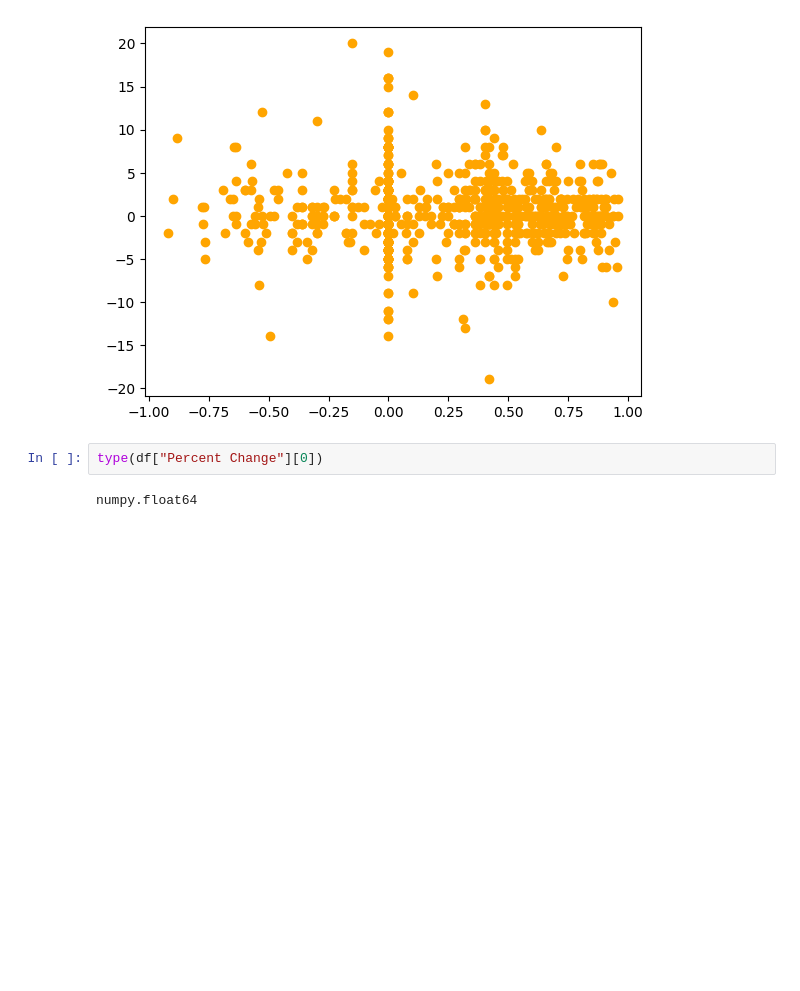
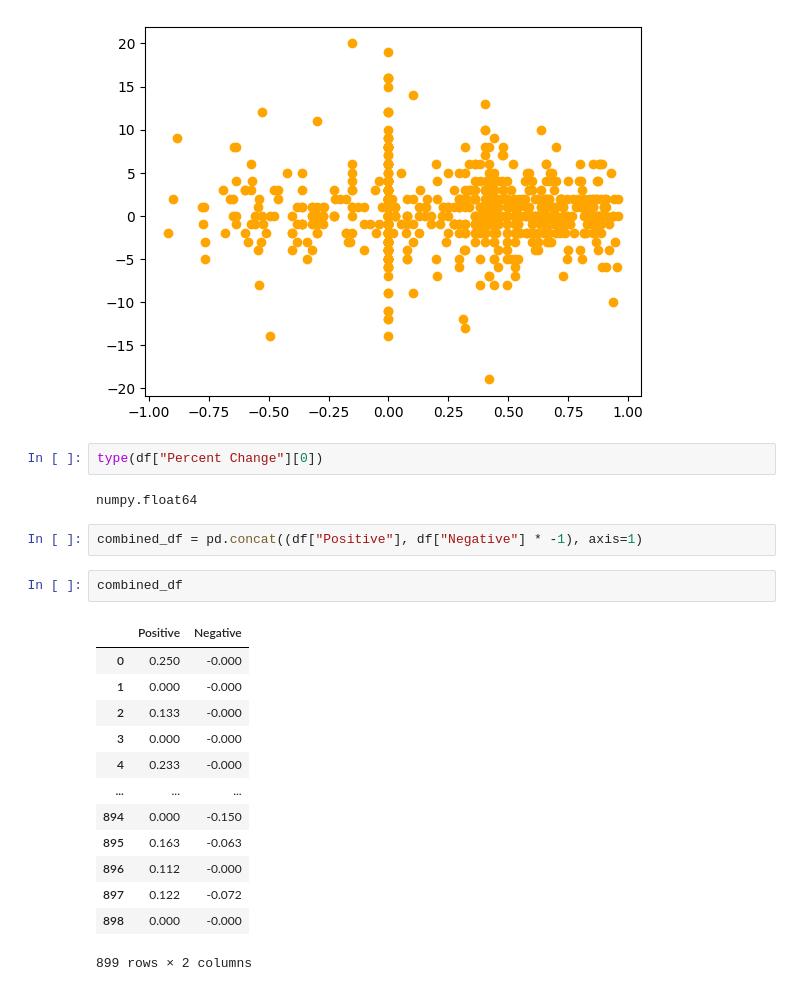
Before and after one commit to SureFoot0/Elon-Musk-Tesla-Tweets, a Jupyter notebook: SentimentAnalysis.ipynb, the cells around one changed output. Drawn from its saved outputs; the diff is of its cells as text; blank space fills up the shorter version.

```diff
--- a/SentimentAnalysis.ipynb
+++ b/SentimentAnalysis.ipynb
@@ -114,3 +115,21 @@ plt.scatter(x=df["Compound"], y=df["Percent Change"], color="orange")
 type(df["Percent Change"][0])
 # %% [output]
 numpy.float64
+# %%
+combined_df = pd.concat((df["Positive"], df["Negative"] * -1), axis=1)
+# %%
+combined_df
+# %% [output]
+|  | Positive | Negative |
+| 0 | 0.250 | -0.000 |
+| 1 | 0.000 | -0.000 |
+| 2 | 0.133 | -0.000 |
+| 3 | 0.000 | -0.000 |
+| 4 | 0.233 | -0.000 |
+| ... | ... | ... |
+| 894 | 0.000 | -0.150 |
+| 895 | 0.163 | -0.063 |
+| 896 | 0.112 | -0.000 |
+| 897 | 0.122 | -0.072 |
+| 898 | 0.000 | -0.000 |
+899 rows × 2 columns
```
Also changed, not shown: parts of 4 cells of this notebook, 2 other files.
